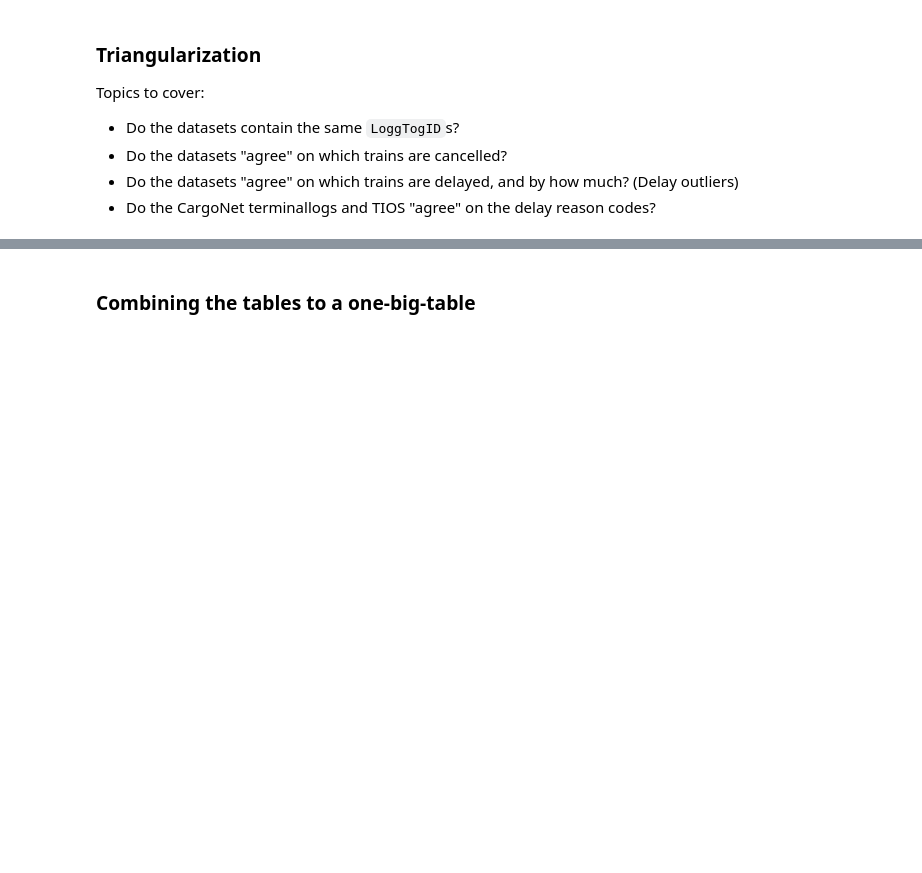
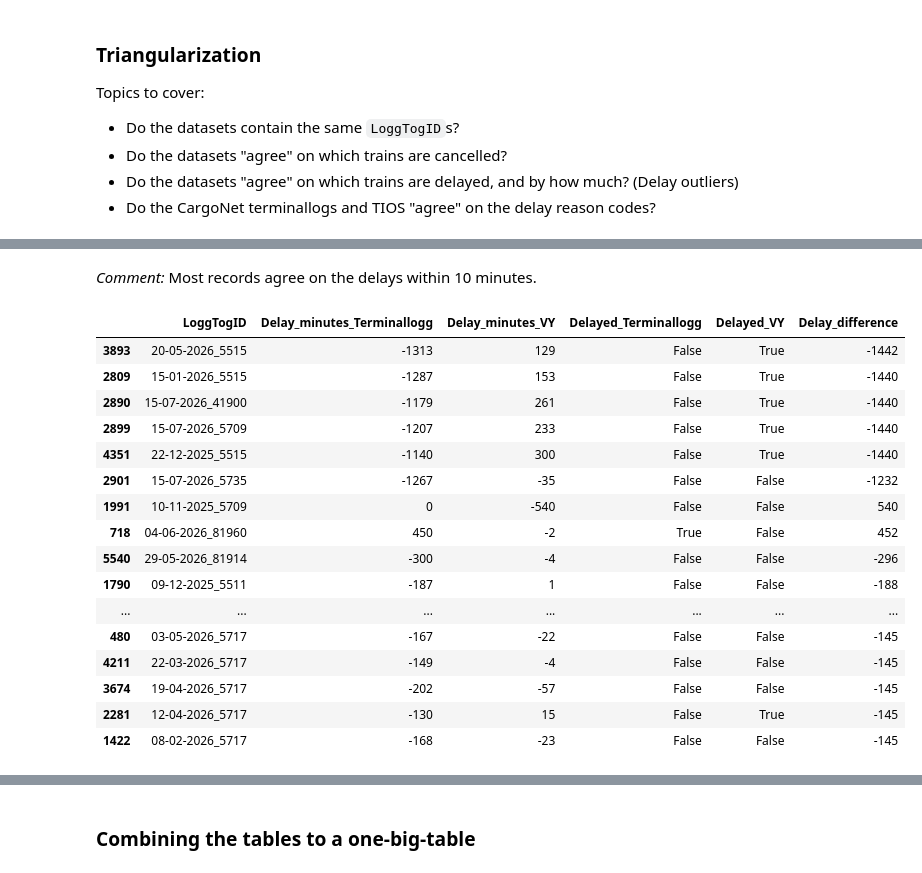
Before and after one commit to KriStrom/masteroppgave26SixSigmaDataanalyse, a Jupyter notebook: 01_measure_phase/01_01_data_quality_analysis.ipynb, the cells around one changed output, grey strips where cells are left out. Drawn from its saved outputs; the diff is of its cells as text; code cells hidden in the pictures; blank space fills up the shorter version.

```diff
--- a/01_measure_phase/01_01_data_quality_analysis.ipynb
+++ b/01_measure_phase/01_01_data_quality_analysis.ipynb
@@ -5286,0 +5781,18 @@ Topics to cover:
+# %%
+# Create the delayed/not-delayed classificatinos based on CTQ
+delay_threshold = 4
+
+for dataset in ["Terminallogg", "VY", "TIOS"]:
+    delay_column = f"Delay_minutes_{dataset}"
+    status_column = f"Delayed_{dataset}"
+
+    df_delay_comparison[status_column] = (
+        df_delay_comparison[delay_column]
+        .ge(delay_threshold)
+        .astype("boolean")
+    )
+
+    df_delay_comparison.loc[
+        df_delay_comparison[delay_column].isna(),
+        status_column
+    ] = pd.NA
@@ -5286,0 +6020,49 @@ Topics to cover:
+# %% [markdown]
+*Comment:* Most records agree on the delays within 10 minutes.
+# %%
+# Inspect records with large delay differences
+
+large_difference_threshold = 10
+
+large_differences_terminallogg_vy = (
+    terminallogg_vy[
+        terminallogg_vy["Delay_difference"].abs()
+        > large_difference_threshold
+    ]
+    .sort_values(
+        "Delay_difference",
+        key=lambda values: values.abs(),
+        ascending=False,
+    )
+)
+
+display(
+    large_differences_terminallogg_vy[
+        [
+            "LoggTogID",
+            "Delay_minutes_Terminallogg",
+            "Delay_minutes_VY",
+            "Delayed_Terminallogg",
+            "Delayed_VY",
+            "Delay_difference",
+        ]
+    ].head(20)
+)
+# %% [output]
+|  | LoggTogID | Delay_minutes_Terminallogg | Delay_minutes_VY | Delayed_Terminallogg | Delayed_VY | Delay_difference |
+| 3893 | 20-05-2026_5515 | -1313 | 129 | False | True | -1442 |
+| 2809 | 15-01-2026_5515 | -1287 | 153 | False | True | -1440 |
+| 2890 | 15-07-2026_41900 | -1179 | 261 | False | True | -1440 |
+| 2899 | 15-07-2026_5709 | -1207 | 233 | False | True | -1440 |
+| 4351 | 22-12-2025_5515 | -1140 | 300 | False | True | -1440 |
+| 2901 | 15-07-2026_5735 | -1267 | -35 | False | False | -1232 |
+| 1991 | 10-11-2025_5709 | 0 | -540 | False | False | 540 |
+| 718 | 04-06-2026_81960 | 450 | -2 | True | False | 452 |
+| 5540 | 29-05-2026_81914 | -300 | -4 | False | False | -296 |
+| 1790 | 09-12-2025_5511 | -187 | 1 | False | False | -188 |
+| ... | ... | ... | ... | ... | ... | ... |
+| 480 | 03-05-2026_5717 | -167 | -22 | False | False | -145 |
+| 4211 | 22-03-2026_5717 | -149 | -4 | False | False | -145 |
+| 3674 | 19-04-2026_5717 | -202 | -57 | False | False | -145 |
+| 2281 | 12-04-2026_5717 | -130 | 15 | False | True | -145 |
+| 1422 | 08-02-2026_5717 | -168 | -23 | False | False | -145 |
```
Also changed, not shown: parts of 45 cells of this notebook.
